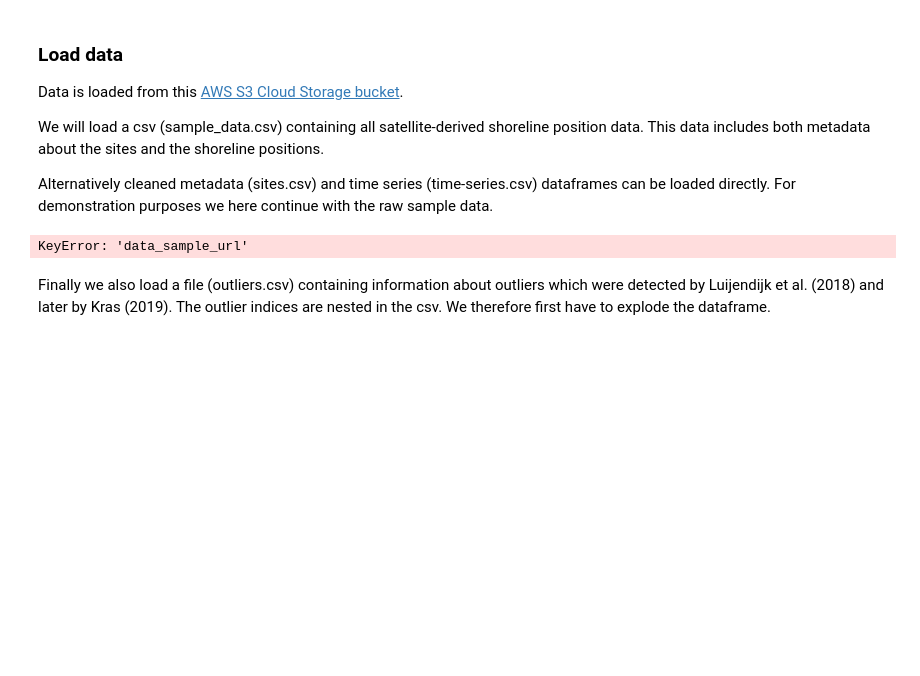
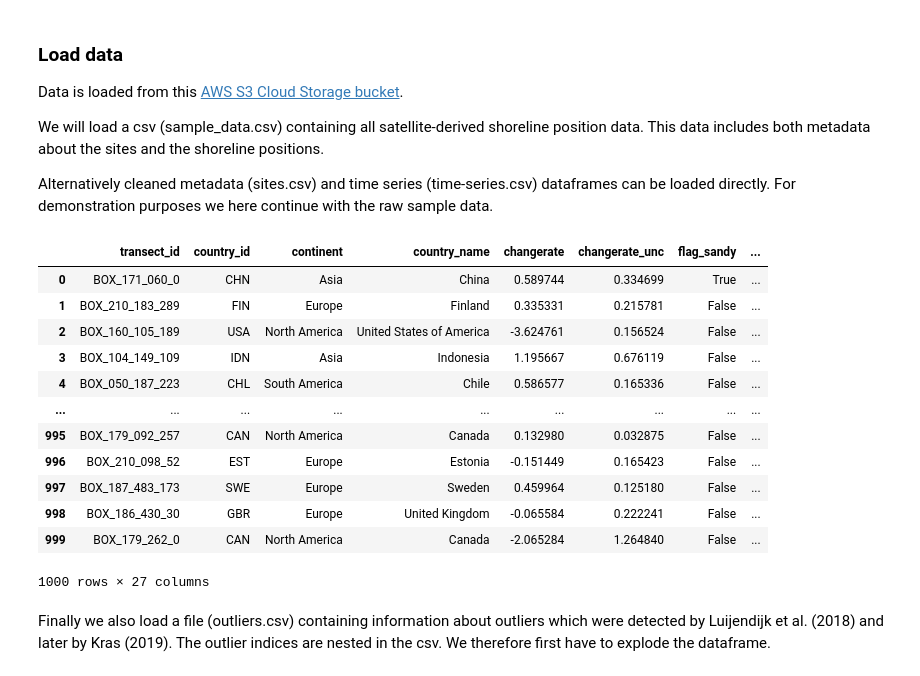
Before and after one commit to FlorisCalkoen/shorelineforecasting, a Jupyter notebook: shorelineforecasting/example.ipynb, the cells around one changed output. Drawn from its saved outputs; the diff is of its cells as text; code cells hidden in the pictures; blank space fills up the shorter version.

```diff
--- a/shorelineforecasting/example.ipynb
+++ b/shorelineforecasting/example.ipynb
@@ -60,10 +61,22 @@ We will load a csv (sample_data.csv) containing all satellite-derived shoreline
 
 Alternatively cleaned metadata (sites.csv) and time series (time-series.csv) dataframes can be loaded directly. For demonstration purposes we here continue with the raw sample data.
 # %%
-data  = pd.read_csv(configs['data']['data_sample_url'])
+data = pd.read_csv(configs['data']['data_url'])
 data
 # %% [output]
+|  | transect_id | country_id | continent | country_name | changerate | changerate_unc | flag_sandy | ... |
+| 0 | BOX_171_060_0 | CHN | Asia | China | 0.589744 | 0.334699 | True | ... |
+| 1 | BOX_210_183_289 | FIN | Europe | Finland | 0.335331 | 0.215781 | False | ... |
+| 2 | BOX_160_105_189 | USA | North America | United States of America | -3.624761 | 0.156524 | False | ... |
+| 3 | BOX_104_149_109 | IDN | Asia | Indonesia | 1.195667 | 0.676119 | False | ... |
+| 4 | BOX_050_187_223 | CHL | South America | Chile | 0.586577 | 0.165336 | False | ... |
+| ... | ... | ... | ... | ... | ... | ... | ... | ... |
+| 995 | BOX_179_092_257 | CAN | North America | Canada | 0.132980 | 0.032875 | False | ... |
+| 996 | BOX_210_098_52 | EST | Europe | Estonia | -0.151449 | 0.165423 | False | ... |
+| 997 | BOX_187_483_173 | SWE | Europe | Sweden | 0.459964 | 0.125180 | False | ... |
+| 998 | BOX_186_430_30 | GBR | Europe | United Kingdom | -0.065584 | 0.222241 | False | ... |
+| 999 | BOX_179_262_0 | CAN | North America | Canada | -2.065284 | 1.264840 | False | ... |
-KeyError: 'data_sample_url'
+1000 rows × 27 columns
 # %% [markdown]
 Finally we also load a file (outliers.csv) containing information about outliers which were detected by Luijendijk et al. (2018) and later by Kras (2019). The outlier indices are nested in the csv. We therefore first have to explode the dataframe.
 # %%
```
Also changed, not shown: parts of 15 cells of this notebook, 1 other file.
